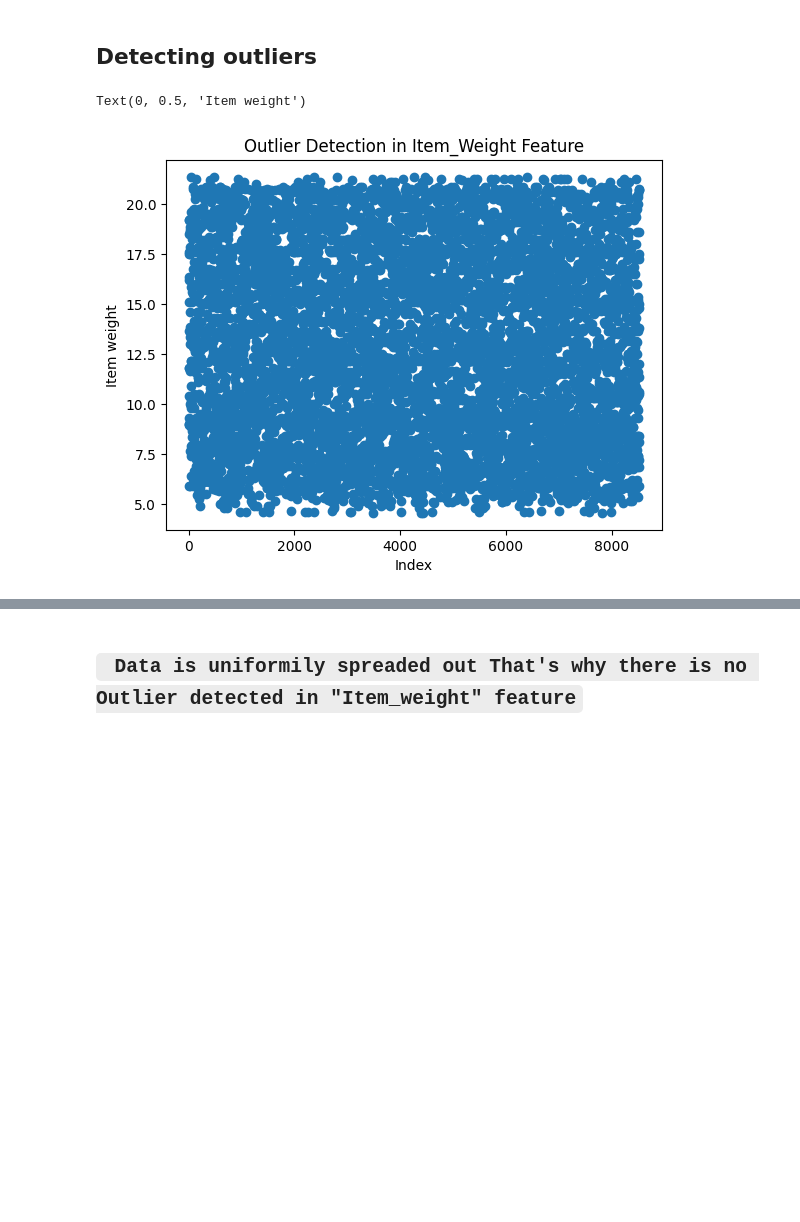
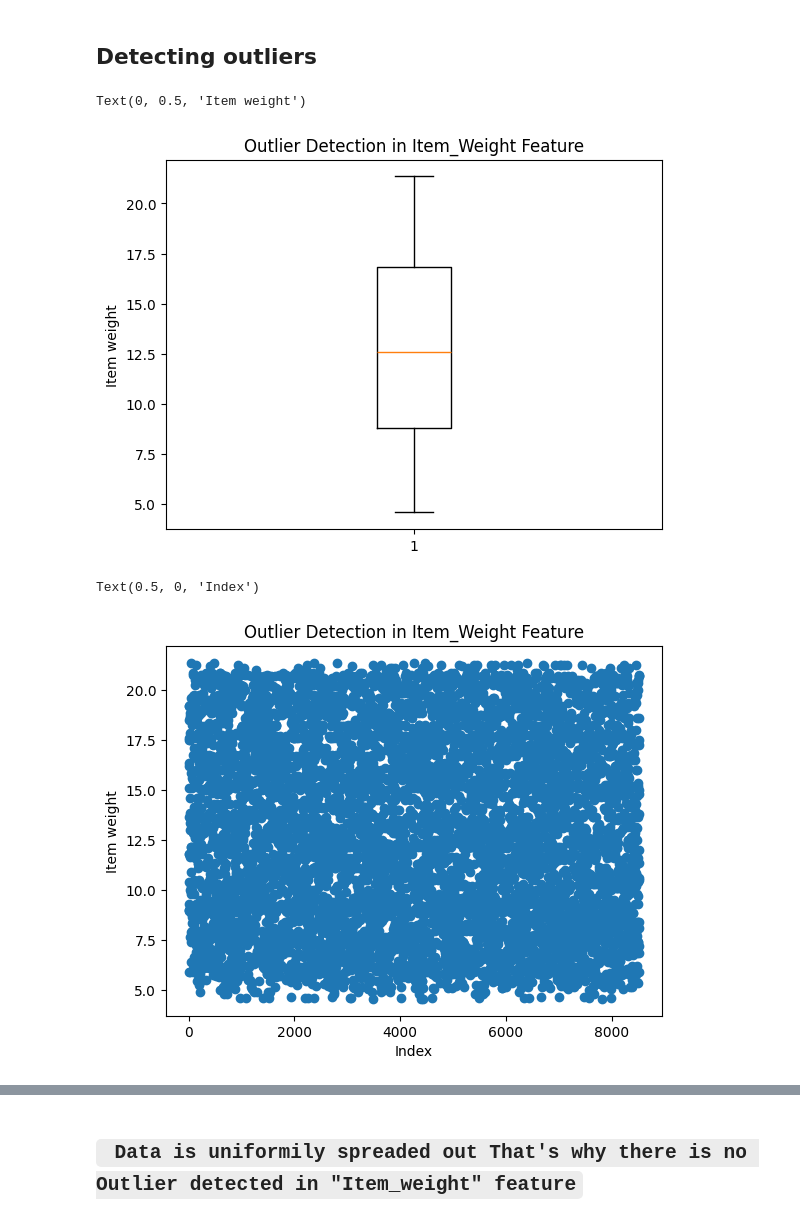
Before and after one commit to Gourav052003/Data-Driven-Sales-Forecasting-for-Big-Mart-Retail-Outlets, a Jupyter notebook: Big-Mart-Sales-Prediction.ipynb, the cells around one changed output, grey strips where cells are left out. Saved outputs shown, nothing was run; the diff lists cells and outputs as text; code cells hidden in the pictures; blank space fills up the shorter version.

Commit message:
Item Weight Imutation

```diff
--- a/Big-Mart-Sales-Prediction.ipynb
+++ b/Big-Mart-Sales-Prediction.ipynb
@@ -229,0 +272,3 @@ Item_Weight :  float64
+# %%
+without_Nan_Item_weight = imputed_outlet_size[imputed_outlet_size.Item_Weight.isnull()==False]
+without_Nan_Item_weight.shape
@@ -230,10 +300,17 @@ Item_Weight :  float64
 # %% [markdown]
 ## Detecting outliers
+# %%
+plt.boxplot(without_Nan_Item_weight["Item_Weight"])
+plt.title("Outlier Detection in Item_Weight Feature")
+plt.ylabel("Item weight")
+# %% [output]
+Text(0, 0.5, 'Item weight')
+[figure, added]
 # %%
-plt.scatter(sales_df.index,sales_df["Item_Weight"])
+plt.scatter(without_Nan_Item_weight.index,without_Nan_Item_weight["Item_Weight"])
 plt.title("Outlier Detection in Item_Weight Feature")
+plt.ylabel("Item weight")
 plt.xlabel("Index")
-plt.ylabel("Item weight")
 # %% [output]
-Text(0, 0.5, 'Item weight')
+Text(0.5, 0, 'Index')
 [figure]
```
Also changed, not shown: parts of 21 cells of this notebook.
